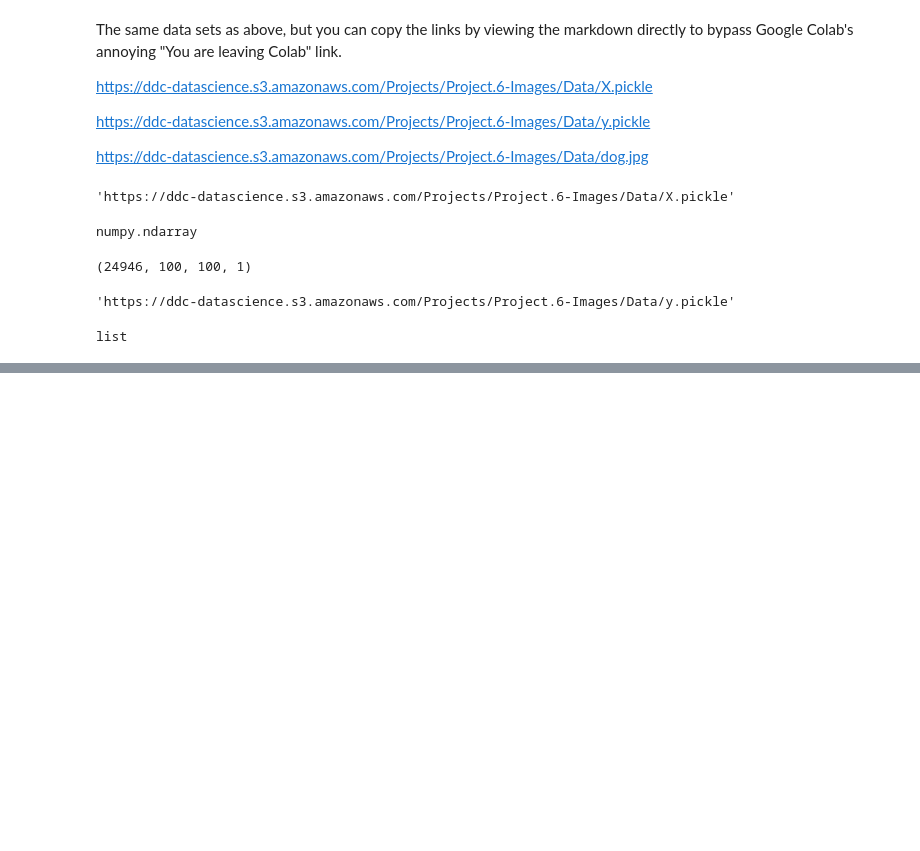
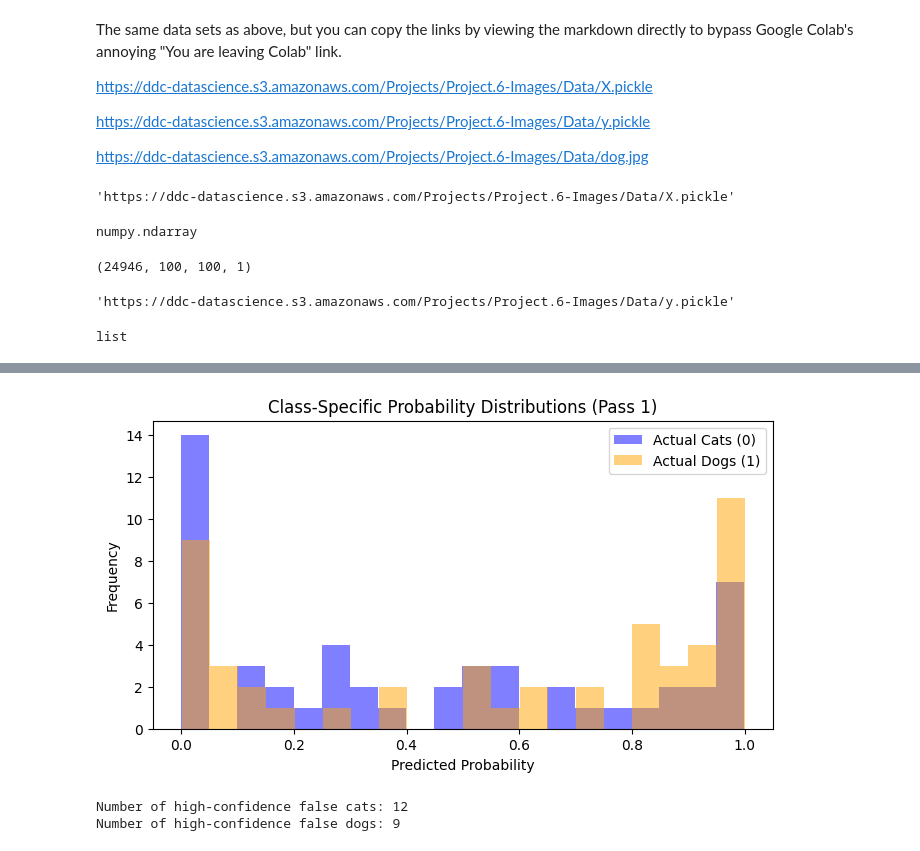
Before and after one commit to ikoghoddds-bit/Data-Science-Portfolio-C21, a Jupyter notebook: Projects/Project-6/Images-Description.for.Students_Pass_1.ipynb, the cells around one changed output, grey strips where cells are left out. Cells and saved outputs as stored; diff of their text form; code cells hidden in the pictures; blank space fills up the shorter version.

```diff
--- a/Projects/Project-6/Images-Description.for.Students_Pass_1.ipynb
+++ b/Projects/Project-6/Images-Description.for.Students_Pass_1.ipynb
@@ -52,0 +125,8 @@ image_url = ''
+# %%
+# Here, I define the deep learning architecture using Keras Sequential layers, featuring two Conv2D and MaxPooling2D blocks
+
+# Train-Test Split (80/20 split)
+
+X_train, X_test, y_train, y_test = train_test_split(
+    X_subset, y_subset, test_size=0.20, random_state=42
+)
@@ -52,0 +276,26 @@ image_url = ''
+# %%
+# Class-Specific Distributions
+
+plt.figure(figsize=(8, 4))
+plt.hist(test_predictions[y_test == 0], bins=20, color='blue', alpha=0.5, label='Actual Cats (0)')
+plt.hist(test_predictions[y_test == 1], bins=20, color='orange', alpha=0.5, label='Actual Dogs (1)')
+plt.title("Class-Specific Probability Distributions (Pass 1)")
+plt.xlabel("Predicted Probability")
+plt.ylabel("Frequency")
+plt.legend()
+plt.show()
+# %% [output]
+[figure, added]
+# %%
+# High-Confidence False Positives (Predicted Cat, Actually Dog)
+
+false_cats = np.where((y_test == 1) & (test_predictions < 0.1))[0]
+print(f"Number of high-confidence false cats: {len(false_cats)}")
+
+# High-Confidence False Negatives (Predicted Dog, Actually Cat)
+
+false_dogs = np.where((y_test == 0) & (test_predictions > 0.9))[0]
+print(f"Number of high-confidence false dogs: {len(false_dogs)}")
+# %% [output]
+Number of high-confidence false cats: 12
+Number of high-confidence false dogs: 9
```
Also changed, not shown: parts of 33 cells of this notebook.
